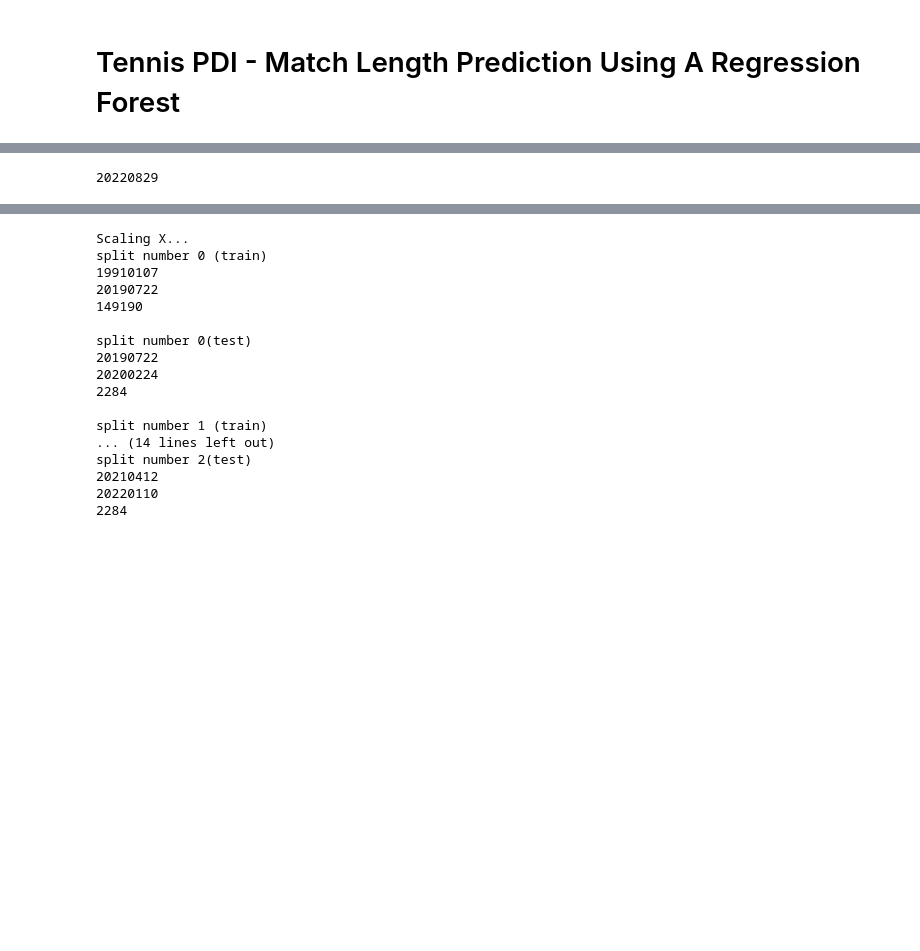
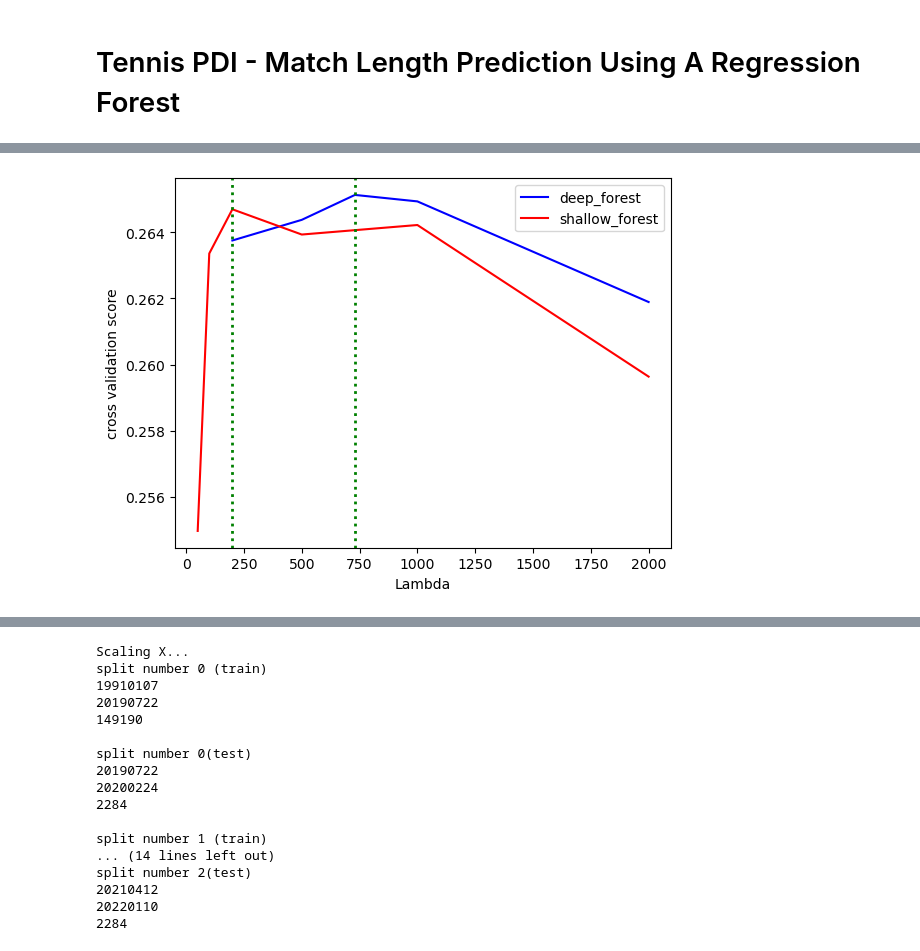
Before and after one commit to leobeuque/PDI-Tennis, a Jupyter notebook: regression-tree-leo.ipynb, the cells around one changed output, grey strips where cells are left out. Saved outputs shown, nothing was run; the diff lists cells and outputs as text; code cells hidden in the pictures; blank space fills up the shorter version.

```diff
--- a/regression-tree-leo.ipynb
+++ b/regression-tree-leo.ipynb
@@ -46,4 +31,30 @@ atp_all_players.shape
-# %%
-max_tourney_date
-# %% [output]
-20220829
+# %%
+Lambdas_deep = [200, 500, 730 , 1000, 2000]
+cross_val_scores_deep = [0.2637494207032785,
+0.2643732560034796,
+0.26512673192660946,
+0.26493102042343614,
+0.26188921297784956]
+
+Lambdas_shallow = [50, 100, 200, 500, 1000, 2000]
+cross_val_scores_shallow = [0.2549693966174032,
+0.26335591935209746,
+0.26469238759925956,
+0.263929226749065,
+0.2642170396966615,
+0.2596341023019115]
+# %%
+plt.xlabel('Lambda')
+# Set the y axis label of the current axis.
+plt.ylabel('cross validation score')
+# Set a title
+# Display the figure.
+plt.plot(Lambdas_deep,cross_val_scores_deep, color='blue',  label = 'deep_forest')
+plt.plot(Lambdas_shallow,cross_val_scores_shallow, color='red',  label = 'shallow_forest')
+plt.axvline(x=200, color='green', ls=':', lw=2)
+plt.axvline(x=730, color='green', ls=':', lw=2)
+# show a legend on the plot
+plt.legend()
+plt.show()
+# %% [output]
+[figure, added]
```
Also changed, not shown: parts of 47 cells of this notebook.
